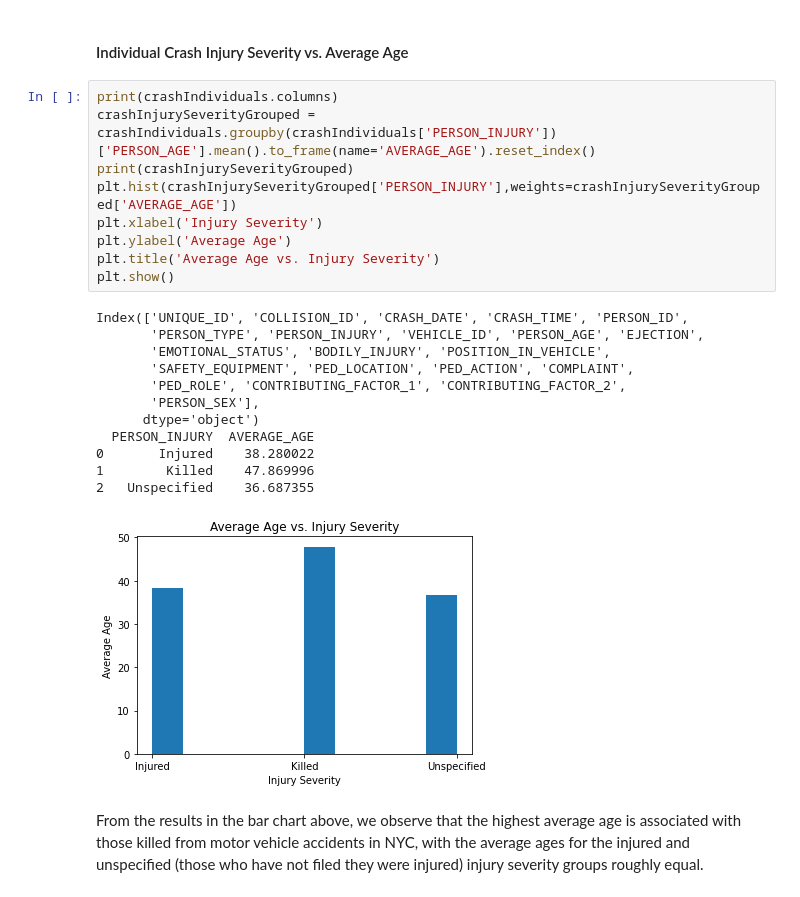
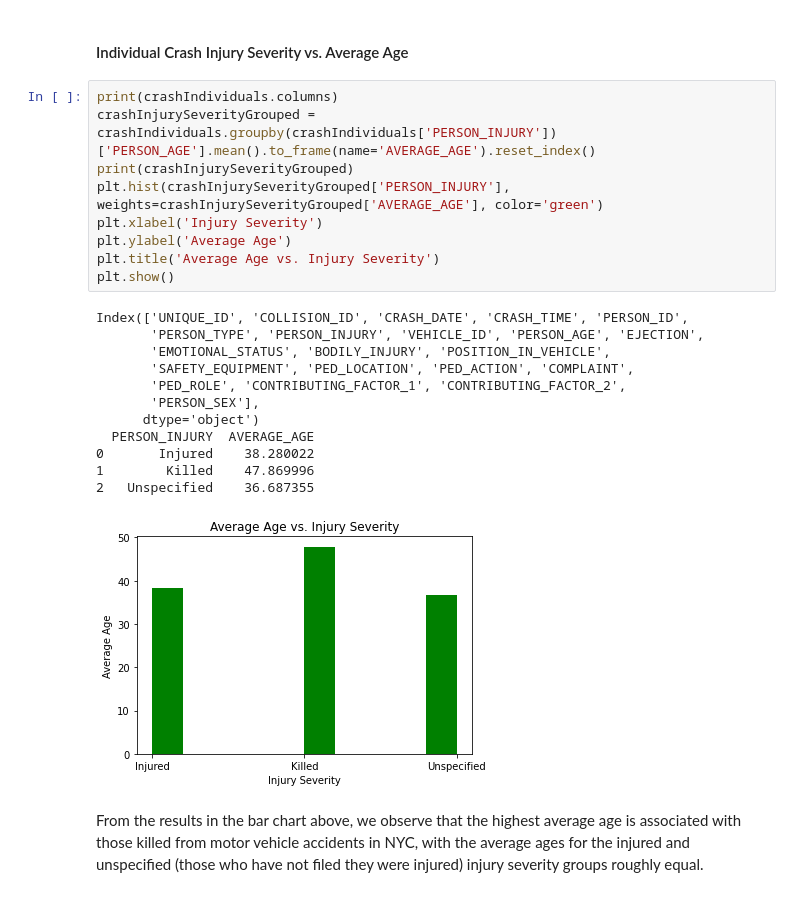
Before and after one commit to rw544/NYC-Crash-Accidents-Data-Analysis, a Jupyter notebook: proj.ipynb, the cells around one changed output. Drawn from its saved outputs; the diff is of its cells as text.

```diff
--- a/proj.ipynb
+++ b/proj.ipynb
@@ -268,25 +273,25 @@ As seen by the histogram above, the ages of those involved in a crash are unifor
 # %%
 print(crashIndividuals.columns)
 crashInjurySeverityGrouped = crashIndividuals.groupby(crashIndividuals['PERSON_INJURY'])['PERSON_AGE'].mean().to_frame(name='AVERAGE_AGE').reset_index()
 print(crashInjurySeverityGrouped)
-plt.hist(crashInjurySeverityGrouped['PERSON_INJURY'],weights=crashInjurySeverityGrouped['AVERAGE_AGE'])
+plt.hist(crashInjurySeverityGrouped['PERSON_INJURY'], weights=crashInjurySeverityGrouped['AVERAGE_AGE'], color='green')
 plt.xlabel('Injury Severity')
 plt.ylabel('Average Age')
 plt.title('Average Age vs. Injury Severity')
 plt.show()
 # %% [output]
 Index(['UNIQUE_ID', 'COLLISION_ID', 'CRASH_DATE', 'CRASH_TIME', 'PERSON_ID',
        'PERSON_TYPE', 'PERSON_INJURY', 'VEHICLE_ID', 'PERSON_AGE', 'EJECTION',
        'EMOTIONAL_STATUS', 'BODILY_INJURY', 'POSITION_IN_VEHICLE',
        'SAFETY_EQUIPMENT', 'PED_LOCATION', 'PED_ACTION', 'COMPLAINT',
        'PED_ROLE', 'CONTRIBUTING_FACTOR_1', 'CONTRIBUTING_FACTOR_2',
        'PERSON_SEX'],
       dtype='object')
   PERSON_INJURY  AVERAGE_AGE
 0       Injured    38.280022
 1        Killed    47.869996
 2   Unspecified    36.687355
-[figure, old version]
+[figure, new version]
 # %% [markdown]
 From the results in the bar chart above, we observe that the highest average age is associated with those killed from motor vehicle accidents in NYC, with the average ages for the injured and unspecified (those who have not filed they were injured) injury severity groups roughly equal.
 # %% [markdown]
```
Also changed, not shown: parts of 68 cells of this notebook.
